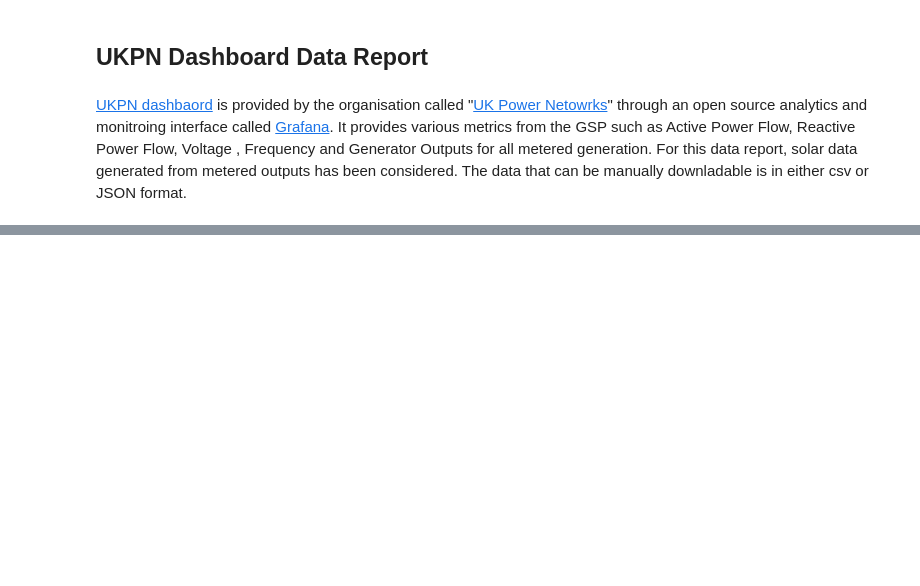
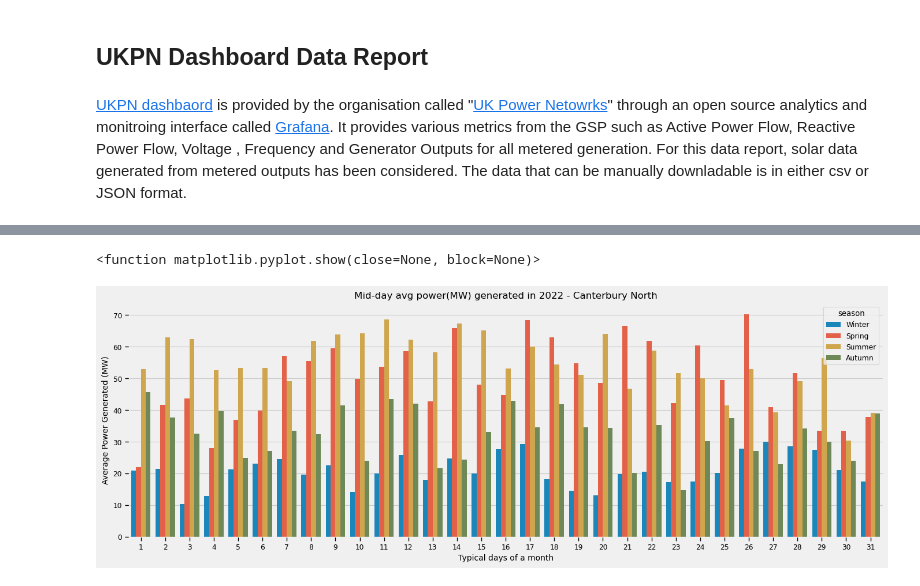
Before and after one commit to openclimatefix/pv-solar-farm-forecasting, a Jupyter notebook: ukpn/scripts/ukpn_dashboard_report.ipynb, the cells around one changed output, grey strips where cells are left out. Cells and saved outputs as stored; diff of their text form; code cells hidden in the pictures; blank space fills up the shorter version.

```diff
--- a/ukpn/scripts/ukpn_dashboard_report.ipynb
+++ b/ukpn/scripts/ukpn_dashboard_report.ipynb
@@ -116,7 +193,7 @@ for i in range(len(sunrise_time)):
 # Classification of power generated by seasons
 
 # Loading the file
-path_to_file = "/home/raj/ocf/pv-solar-farm-forecasting/tests/data/ukpn_dashboard_data/canterbury_north.csv"
+path_to_file = Path(r"/home/raj/ocf/pv-solar-farm-forecasting/tests/data/ukpn_dashboard_data/canterbury_north.csv")
 canterbury_df = load_csv_to_pandas(path_to_file = path_to_file)
 
 # Resetting the index
@@ -133,35 +210,38 @@ seasons = {
     7 : "Summer",
     8 : "Summer",
     9 : "Autumn",
     10 : "Autumn",
     11 : "Autumn",
     12 : "Winter"
 }
 # Getting the data for only 2022
-canterbury_df_2022 = canterbury_df[canterbury_df["date_time"].dt.year == 2022].reset_index(drop=True)
+canterbury_df_2022 = canterbury_df[canterbury_df["time_utc"].dt.year == 2022].reset_index(drop=True)
 
 # Getting the data for the mid-day 11am to 1pm
-canterbury_df_2022 = canterbury_df_2022.set_index("date_time")
+canterbury_df_2022 = canterbury_df_2022.set_index("time_utc")
 canterbury_df_2022  = canterbury_df_2022.between_time('11:00', '13:00')
 
 # Getting the average for a single day
 canterbury_avg_2022 = canterbury_df_2022.groupby([
     canterbury_df_2022.index.month, canterbury_df_2022.index.day])["canterbury_north"].mean().to_frame()
 
 # Getting the seasons of the year
 canterbury_avg_2022.index.set_names(['month' , 'date'], inplace = True)
 canterbury_avg_2022.reset_index(inplace = True)
 canterbury_avg_2022["season"] = canterbury_avg_2022["month"].apply(lambda month_number: seasons[month_number])
 canterbury_avg_2022["month"] = canterbury_avg_2022["month"].apply(lambda month_number: calendar.month_abbr[month_number])
 
 # Plot the data
 # This plot classifies the average power generated on every mid-day (11am - 1pm) of a season day
 # For example, the first bar represents the average of 1st day of every month in a season
 ax = sns.barplot(data = canterbury_avg_2022, x = 'date', y = 'canterbury_north', hue = "season", ci = None)
 ax.set_xlabel('Typical days of a month', fontsize = 10)
 ax.set_ylabel('Average Power Generated (MW)', fontsize = 10)
 ax.axes.set_title("Mid-day avg power(MW) generated in 2022 - Canterbury North", fontsize = 12)
 plt.show
+# %% [output]
+<function matplotlib.pyplot.show(close=None, block=None)>
+[figure, added]
 # %%
 # Interpolating the negative values in the data frame
 
```
Also changed, not shown: parts of 7 cells of this notebook.
